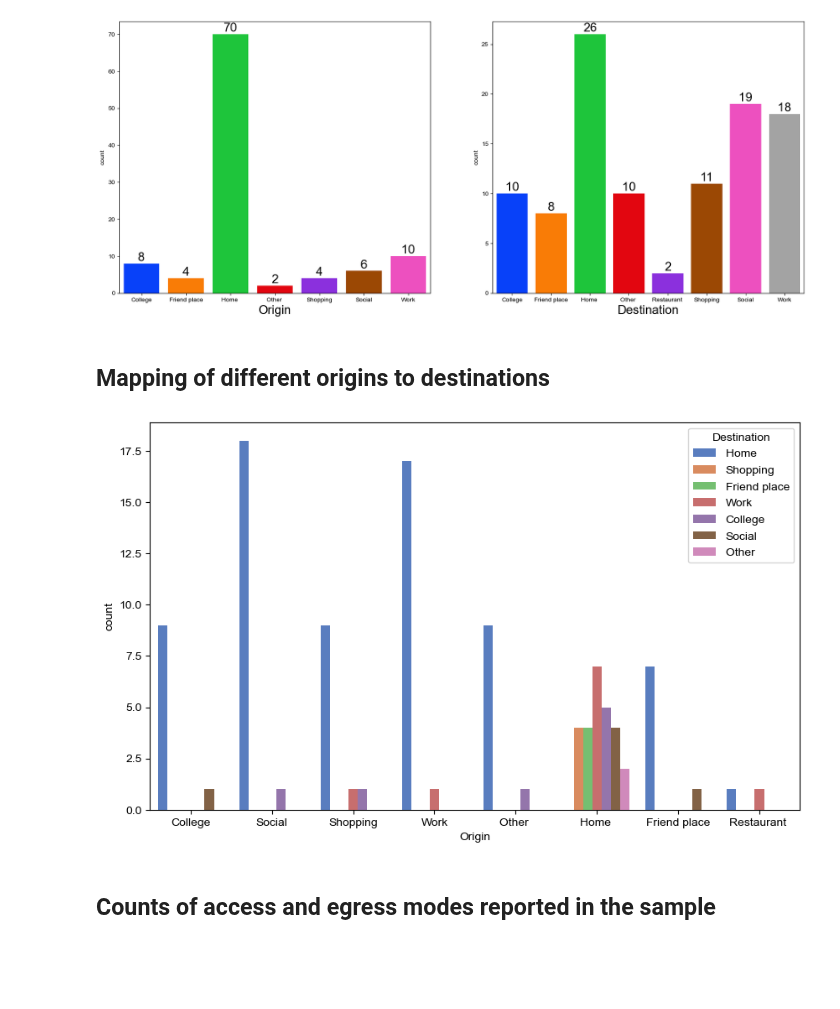
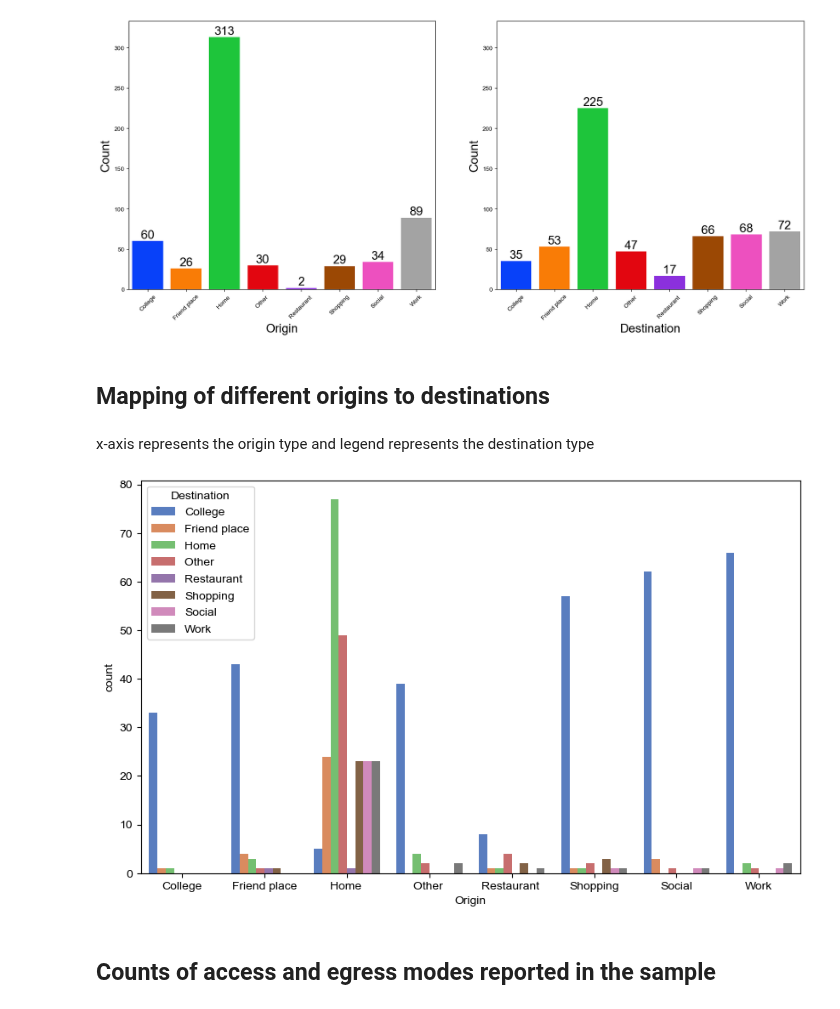
Before and after one commit to Gavaskar24/Metro, a Jupyter notebook: notebook/metro2.ipynb, the cells around one changed output. Saved outputs shown, nothing was run; the diff lists cells and outputs as text; code cells hidden in the pictures; blank space fills up the shorter version.

```diff
--- a/notebook/metro2.ipynb
+++ b/notebook/metro2.ipynb
@@ -9,7 +11,7 @@ import re
 # %%
 file_path='E:/Metro2/raw_data//'
 # file_path='E:/Metro2/artifacts//'
-df=pd.read_csv(file_path+'Metro survey no 2 post-processed data Q12c and Q23 updated (17-05-2024 to 18-05-2023) 104 samples.csv')
+df=pd.read_csv(file_path+'Data.csv')
 # %%
 for column in df.select_dtypes(include='object').columns:
     if re.match(r'^12c\([a-e]\)$', column):
@@ -147,12 +189,12 @@ Anshu                      7.76 min
 # %%
-df['Person_Index'] = df.groupby('1').cumcount()
+# df['Person_Index'] = df.groupby('1').cumcount()
 
-# Plotting
-plt.figure(figsize=(10, 6))
-sns.lineplot(data=df, x='Person_Index', y='time_diff', hue='1', marker='o')
-plt.xlabel('No of samples')
-plt.ylabel('Time Taken (minutes)')
-plt.title('Time Taken to Complete Task by Person')
-plt.grid(True)
-plt.legend(title='Intern')
-plt.show()
+# # Plotting
+# plt.figure(figsize=(10, 6))
+# sns.lineplot(data=df, x='Person_Index', y='time_diff', hue='1', marker='o')
+# plt.xlabel('No of samples')
+# plt.ylabel('Time Taken (minutes)')
+# plt.title('Time Taken to Complete Task by Person')
+# plt.grid(True)
+# plt.legend(title='Intern')
+# plt.show()
@@ -245,30 +307,37 @@ df['4']=df['4'].map(place_dict).fillna(df['4'])
 # %%
 df_sorted_origin = df.sort_values(by='6')
 df_sorted_destination = df.sort_values(by='4')
+
+# Get the maximum count among all categories
+max_count = max(df_sorted_origin['6'].value_counts().max(), df_sorted_destination['4'].value_counts().max())+20
 
 # Set font family
 plt.rcParams['font.family'] = 'Arial'
 
 # Create subplots
-f, ax = plt.subplots(1, 2, figsize=(20, 8))
+f, ax = plt.subplots(1, 2, figsize=(20, 8), sharey=False)  # Share y-axis
+
+# Define color palette
+color_palette = sns.color_palette('bright')
 
 # Count plot for origin types
-sns.countplot(x=df_sorted_origin['6'], data=df_sorted_origin, palette='bright', saturation=0.95, ax=ax[0])
-# ax[0].set_title('Value counts of origin types', color='black', size=20)
+sns.countplot(x=df_sorted_origin['6'], data=df_sorted_origin, palette=color_palette, saturation=0.95, ax=ax[0])
 ax[0].xaxis.set_label_text('Origin', size=20)
-ax[0].tick_params(axis='x', rotation=0)
+ax[0].tick_params(axis='x', rotation=45)
+ax[0].set_ylim(0, max_count)  # Set y-axis limit
+ax[0].yaxis.set_label_text('Count', size=20)
 for container in ax[0].containers:
     ax[0].bar_label(container, color='black', size=20)
 
 # Count plot for destination
-sns.countplot(x=df_sorted_destination['4'], data=df_sorted_destination, palette='bright', saturation=0.95, ax=ax[1])
+sns.countplot(x=df_sorted_destination['4'], data=df_sorted_destination, palette=color_palette, saturation=0.95, ax=ax[1])
 ax[1].xaxis.set_label_text('Destination', size=20)
-ax[1].tick_params(axis='x', rotation=0)
+ax[1].tick_params(axis='x', rotation=45)
+ax[1].set_ylim(0, max_count)  # Set y-axis limit
+ax[1].yaxis.set_label_text('Count', size=20)
 for container in ax[1].containers:
     ax[1].bar_label(container, color='black', size=20)
 
 plt.show()
 # %% [output]
-[figure, old version]
+[figure, new version]
-# %% [markdown]
-## Mapping of different origins to destinations
@@ -275,15 +346,31 @@ plt.show()
+# %%
+display(HTML(f"<h2>Mapping of different origins to destinations</h2>"))
+display(HTML(f"<h0>x-axis represents the origin type and legend represents the destination type </h0>"))
+# %% [output]
+Mapping of different origins to destinations
+x-axis represents the origin type and legend represents the destination type
 # %%
+df_sorted = df.sort_values(by=['4', '6'])
+
+# Sort unique categories of column 6 alphabetically
+sorted_categories = sorted(df_sorted['6'].unique())
+
+# Set font family
+plt.rcParams['font.family'] = 'Arial'
+
+# Create count plot
 plt.figure(figsize=(10, 6))
-sns.countplot(x='4', hue='6', data=df, palette='muted')
-# plt.title('Clustered Bar Chart of Two Categorical Columns')
+sns.countplot(x='4', hue='6', data=df_sorted, palette='muted')
 plt.xlabel('Origin')
 plt.xticks(rotation=0)
-plt.legend(title='Destination')
+plt.legend(title='Destination', labels=sorted_categories)
 plt.show()
 # %% [output]
-[figure, old version]
+[figure, new version]
-# %% [markdown]
-## Counts of access and egress modes reported in the sample
+# %%
+display(HTML(f"<h2> Counts of access and egress modes reported in the sample</h2>"))
+# %% [output]
+Counts of access and egress modes reported in the sample
 # %%
 mode_dict={'Drove and parked a two-Wheeler ':'Drove two-wheeler',
        'Dropped-off by friends/family members/others using two-wheeler ':'two-wheeler drop',
```
Also changed, not shown: parts of 71 cells of this notebook, 2 other files.
